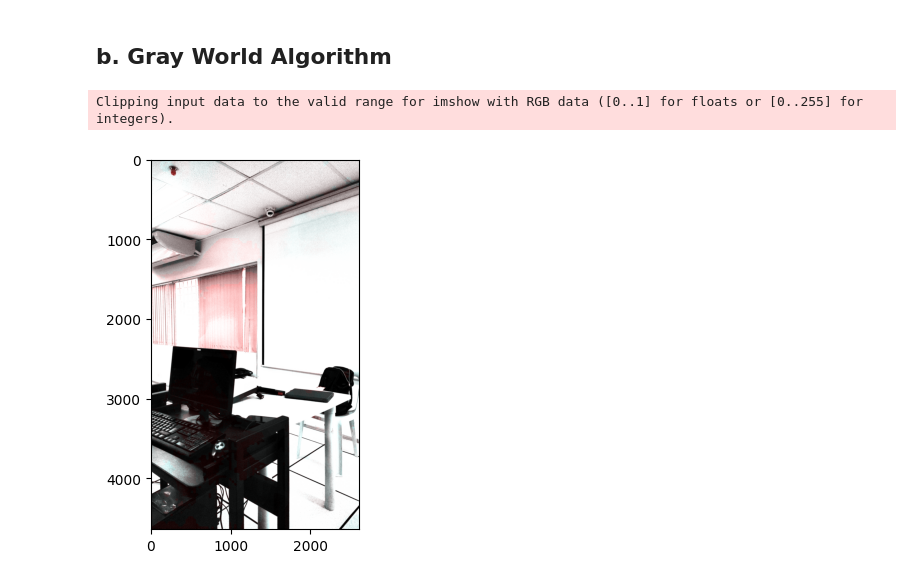
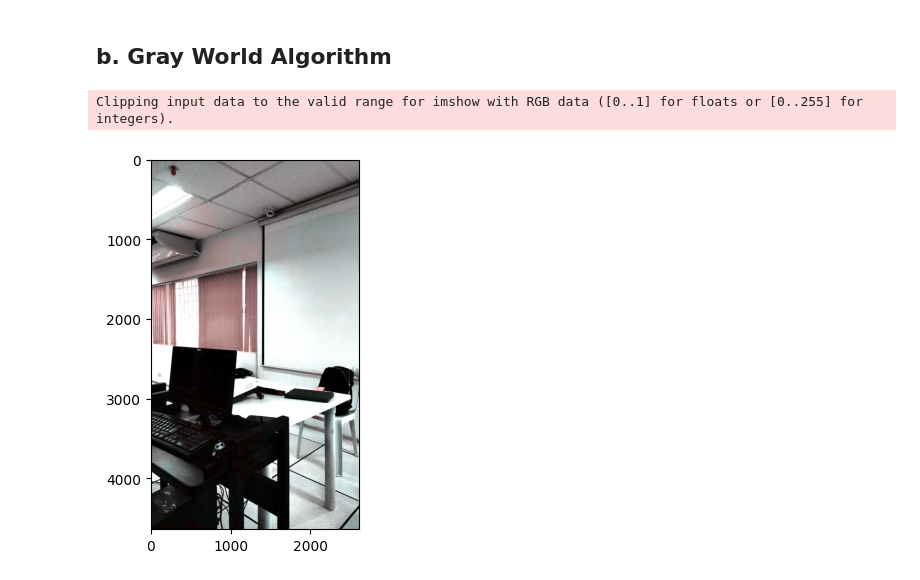
Before and after one commit to jclmaypa/MAYPA_AP-157-Submissions, a Jupyter notebook: Activity 1/Activity 1.ipynb, the cells around one changed output. Saved outputs shown, nothing was run; the diff lists cells and outputs as text; code cells hidden in the pictures.

```diff
--- a/Activity 1/Activity 1.ipynb
+++ b/Activity 1/Activity 1.ipynb
@@ -595,15 +595,17 @@ plt.show()
 # %%
 Rwb = I_R/np.average(I_R)
 Gwb = I_G/np.average(I_G)
 Bwb = I_B/np.average(I_B)
 
 Iwb = np.zeros(I.shape)
 Iwb[:,:,0] = Rwb
 Iwb[:,:,1] = Gwb
 Iwb[:,:,2] = Gwb
 
+Iwb = 0.6*Iwb
+
 plt.imshow(Iwb)
 plt.show()
 # %% [output]
 Clipping input data to the valid range for imshow with RGB data ([0..1] for floats or [0..255] for integers).
-[figure, old version]
+[figure, new version]
```
